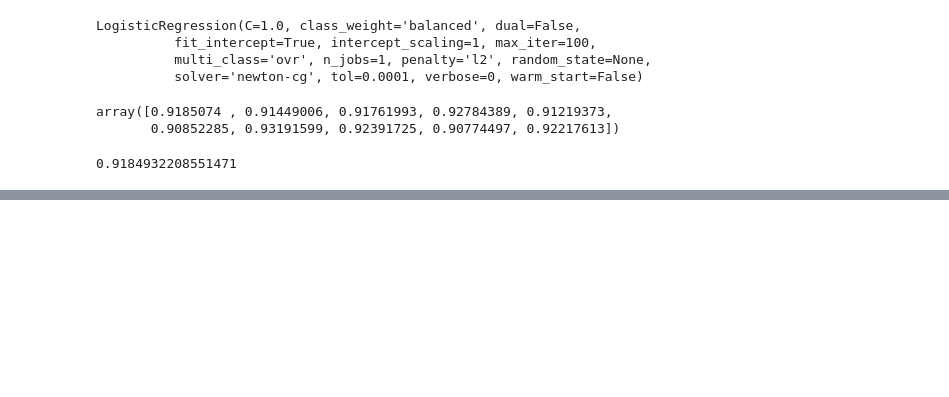
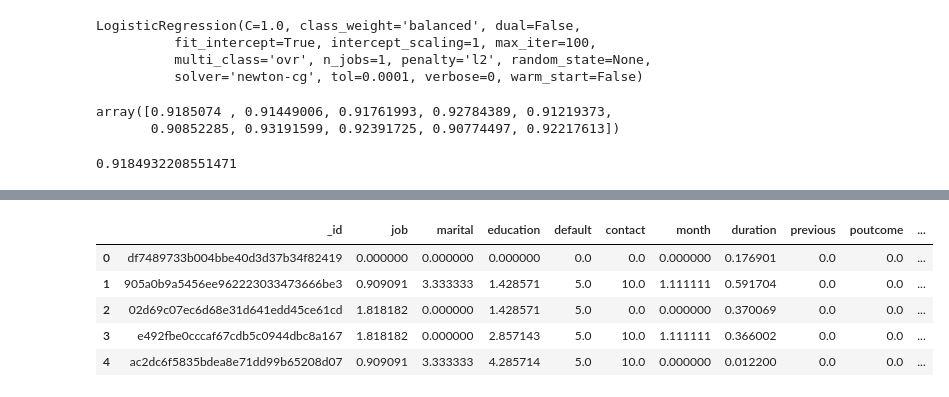
Before and after one commit to do-al/sfml, a Jupyter notebook: hw_03/hw3_task.ipynb, the cells around one changed output, grey strips where cells are left out. Cells and saved outputs as stored; diff of their text form; code cells hidden in the pictures; blank space fills up the shorter version.

```diff
--- a/hw_03/hw3_task.ipynb
+++ b/hw_03/hw3_task.ipynb
@@ -612,0 +617,2 @@ print('Логистическая регрессия: ', scoresLR.mean())
+# %%
+df_train2 = pd.read_csv('data/train.csv', encoding='utf-8',sep=',')
@@ -612,0 +671,11 @@ print('Логистическая регрессия: ', scoresLR.mean())
+# %%
+df_train_preproc2 = df_train2.pipe(preproc_data2)
+# %%
+df_train_preproc2.head()
+# %% [output]
+|  | _id | job | marital | education | default | contact | month | duration | previous | poutcome | ... |
+| 0 | df7489733b004bbe40d3d37b34f82419 | 0.000000 | 0.000000 | 0.000000 | 0.0 | 0.0 | 0.000000 | 0.176901 | 0.0 | 0.0 | ... |
+| 1 | 905a0b9a5456ee962223033473666be3 | 0.909091 | 3.333333 | 1.428571 | 5.0 | 10.0 | 1.111111 | 0.591704 | 0.0 | 0.0 | ... |
+| 2 | 02d69c07ec6d68e31d641edd45ce61cd | 1.818182 | 0.000000 | 1.428571 | 5.0 | 0.0 | 0.000000 | 0.370069 | 0.0 | 0.0 | ... |
+| 3 | e492fbe0cccaf67cdb5c0944dbc8a167 | 1.818182 | 0.000000 | 2.857143 | 5.0 | 10.0 | 1.111111 | 0.366002 | 0.0 | 0.0 | ... |
+| 4 | ac2dc6f5835bdea8e71dd99b65208d07 | 0.909091 | 3.333333 | 4.285714 | 5.0 | 10.0 | 0.000000 | 0.012200 | 0.0 | 0.0 | ... |
```
Also changed, not shown: parts of 44 cells of this notebook.
